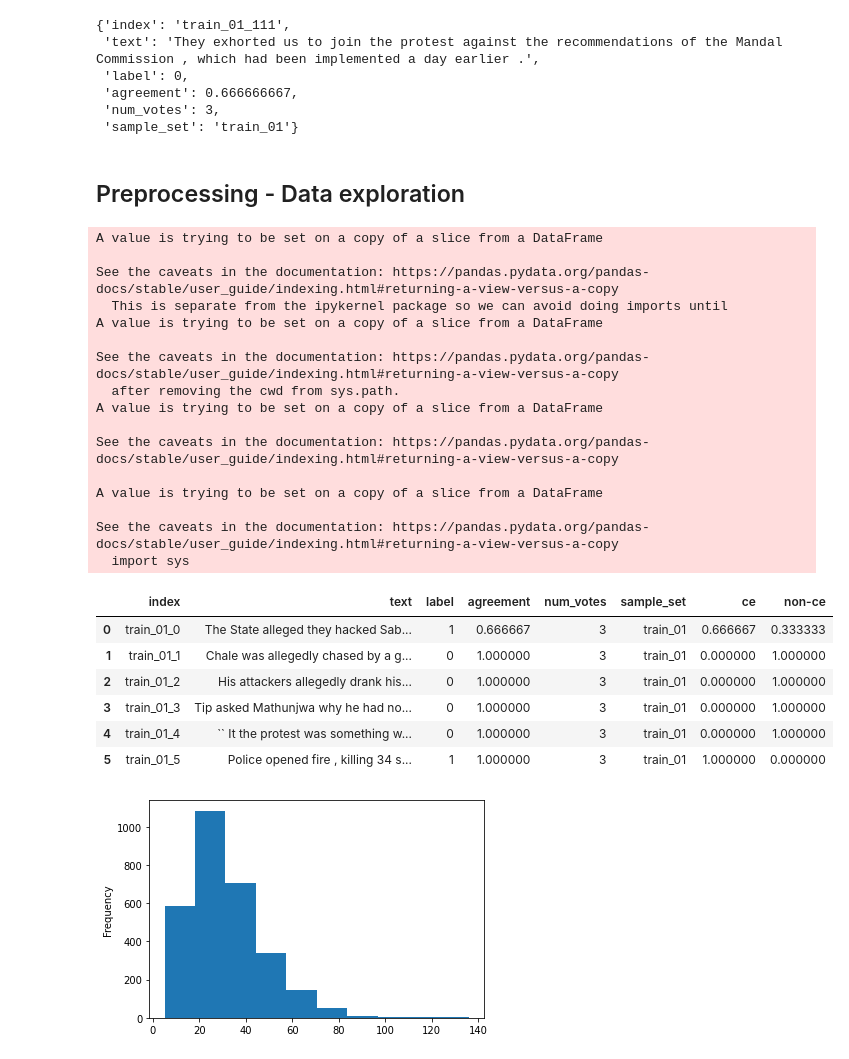
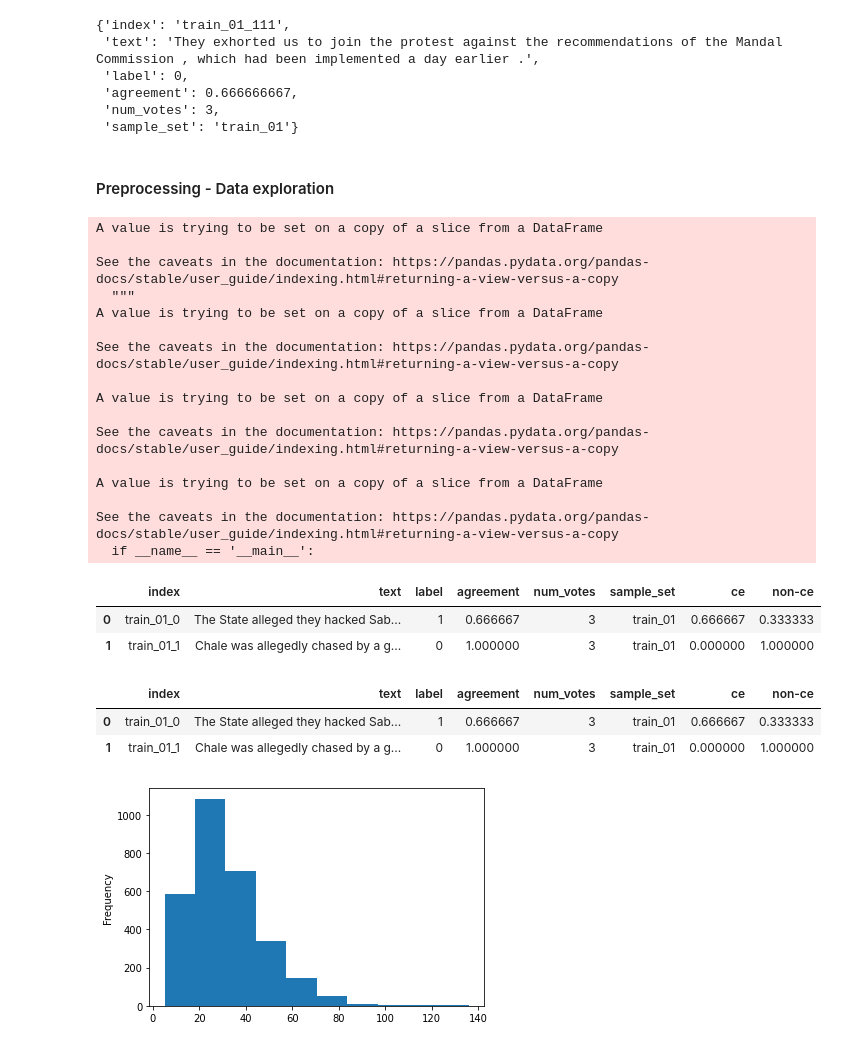
Before and after one commit to jyanqa/case-2022-causual-event, a Jupyter notebook: ST1_transformers.ipynb, the cells around one changed output. Cells and saved outputs as stored; diff of their text form; code cells hidden in the pictures.

```diff
--- a/ST1_transformers.ipynb
+++ b/ST1_transformers.ipynb
@@ -73,10 +73,10 @@ train_ds[111] # Example of instance of the dataset
  'num_votes': 3,
  'sample_set': 'train_01'}
 # %% [markdown]
-## Preprocessing - Data exploration
+#### Preprocessing - Data exploration
 # %%
-# df_train['ce'] = df_train['agreement']
-# df_train['non-ce'] = df_train['agreement']
+df_train['ce'] = df_train['agreement'] # add new column
+df_train['non-ce'] = df_train['agreement']
 for i in range(df_train.shape[0]):
   if df_train['label'][i] == 1:
     df_train['ce'][i] = df_train['agreement'][i]
@@ -88,11 +88,7 @@ for i in range(df_train.shape[0]):
 A value is trying to be set on a copy of a slice from a DataFrame
 
 See the caveats in the documentation: https://pandas.pydata.org/pandas-docs/stable/user_guide/indexing.html#returning-a-view-versus-a-copy
-  This is separate from the ipykernel package so we can avoid doing imports until
-A value is trying to be set on a copy of a slice from a DataFrame
-
-See the caveats in the documentation: https://pandas.pydata.org/pandas-docs/stable/user_guide/indexing.html#returning-a-view-versus-a-copy
-  after removing the cwd from sys.path.
+  """
 A value is trying to be set on a copy of a slice from a DataFrame
 
 See the caveats in the documentation: https://pandas.pydata.org/pandas-docs/stable/user_guide/indexing.html#returning-a-view-versus-a-copy
@@ -100,17 +96,23 @@ See the caveats in the documentation: https://pandas.pydata.org/pandas-docs/stab
 A value is trying to be set on a copy of a slice from a DataFrame
 
 See the caveats in the documentation: https://pandas.pydata.org/pandas-docs/stable/user_guide/indexing.html#returning-a-view-versus-a-copy
-  import sys
+
+A value is trying to be set on a copy of a slice from a DataFrame
+
+See the caveats in the documentation: https://pandas.pydata.org/pandas-docs/stable/user_guide/indexing.html#returning-a-view-versus-a-copy
+  if __name__ == '__main__':
 # %%
-df_train.head(6)
+df_train.head(2)
 # %% [output]
 |  | index | text | label | agreement | num_votes | sample_set | ce | non-ce |
 | 0 | train_01_0 | The State alleged they hacked Sab... | 1 | 0.666667 | 3 | train_01 | 0.666667 | 0.333333 |
 | 1 | train_01_1 | Chale was allegedly chased by a g... | 0 | 1.000000 | 3 | train_01 | 0.000000 | 1.000000 |
-| 2 | train_01_2 | His attackers allegedly drank his... | 0 | 1.000000 | 3 | train_01 | 0.000000 | 1.000000 |
-| 3 | train_01_3 | Tip asked Mathunjwa why he had no... | 0 | 1.000000 | 3 | train_01 | 0.000000 | 1.000000 |
-| 4 | train_01_4 | `` It the protest was something w... | 0 | 1.000000 | 3 | train_01 | 0.000000 | 1.000000 |
-| 5 | train_01_5 | Police opened fire , killing 34 s... | 1 | 1.000000 | 3 | train_01 | 1.000000 | 0.000000 |
+# %%
+df_train.head(2)
+# %% [output]
+|  | index | text | label | agreement | num_votes | sample_set | ce | non-ce |
+| 0 | train_01_0 | The State alleged they hacked Sab... | 1 | 0.666667 | 3 | train_01 | 0.666667 | 0.333333 |
+| 1 | train_01_1 | Chale was allegedly chased by a g... | 0 | 1.000000 | 3 | train_01 | 0.000000 | 1.000000 |
 # %%
 # Get length of each datapoint from the train dataset #remember to do it for all trainset
 length = []
```
Also changed, not shown: parts of 12 cells of this notebook.
